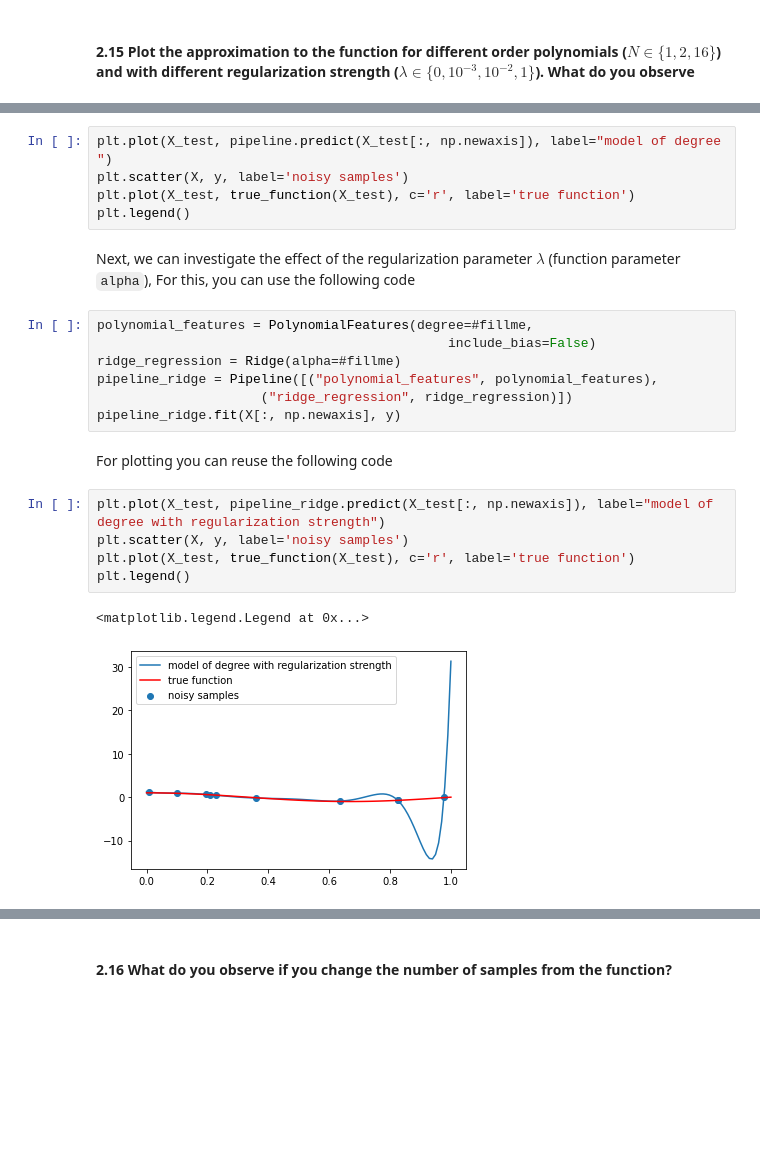
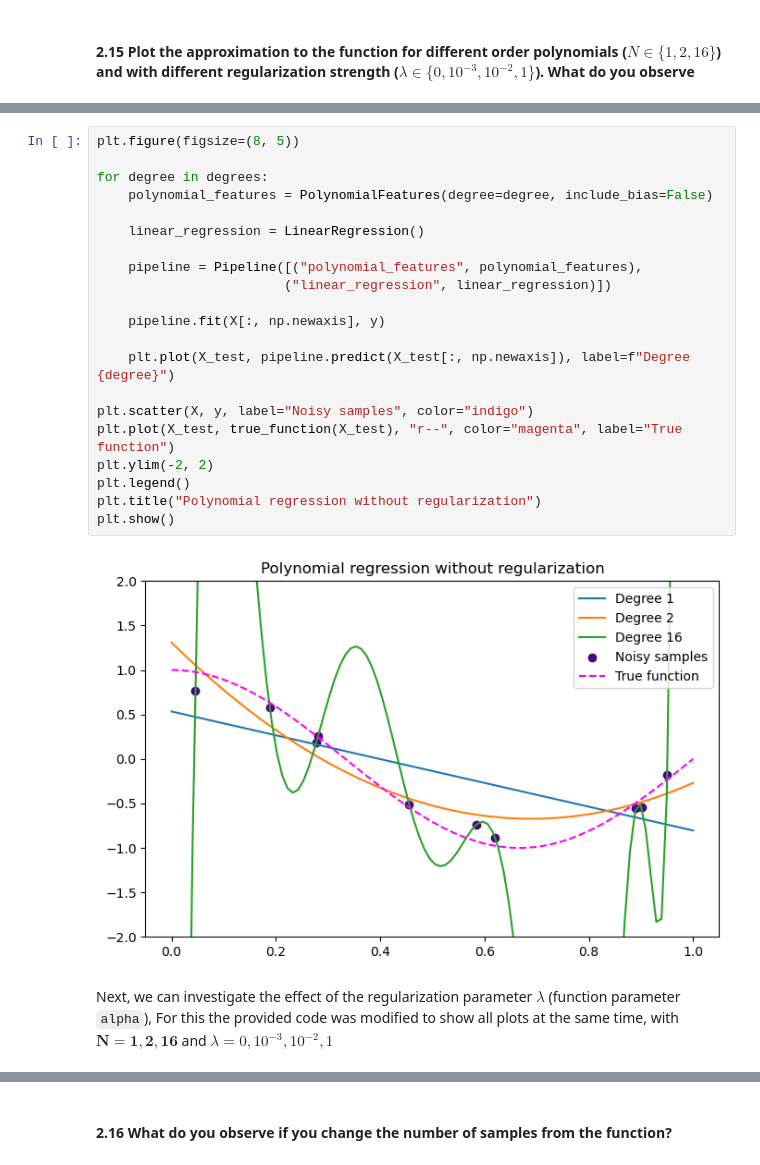
Before and after one commit to taistt/modeling-lab, a Jupyter notebook: groupL_block3_Assignment/theory_assignment.ipynb, the cells around one changed output, grey strips where cells are left out. Saved outputs shown, nothing was run; the diff lists cells and outputs as text; blank space fills up the shorter version.

```diff
--- a/groupL_block3_Assignment/theory_assignment.ipynb
+++ b/groupL_block3_Assignment/theory_assignment.ipynb
@@ -658,24 +771,25 @@ To plot the result, you can use the following code
 # %%
-plt.plot(X_test, pipeline.predict(X_test[:, np.newaxis]), label="model of degree ")
-plt.scatter(X, y, label='noisy samples')
-plt.plot(X_test, true_function(X_test), c='r', label='true function')
+plt.figure(figsize=(8, 5))
+
+for degree in degrees:
+    polynomial_features = PolynomialFeatures(degree=degree, include_bias=False)
+
+    linear_regression = LinearRegression()
+
+    pipeline = Pipeline([("polynomial_features", polynomial_features),
+                        ("linear_regression", linear_regression)])
+
+    pipeline.fit(X[:, np.newaxis], y)
+
+    plt.plot(X_test, pipeline.predict(X_test[:, np.newaxis]), label=f"Degree {degree}")
+
+plt.scatter(X, y, label="Noisy samples", color="indigo")
+plt.plot(X_test, true_function(X_test), "r--", color="magenta", label="True function")
+plt.ylim(-2, 2)
 plt.legend()
+plt.title("Polynomial regression without regularization")
+plt.show()
+# %% [output]
+[figure, added]
 # %% [markdown]
-Next, we can investigate the effect of the regularization parameter $\lambda$ (function parameter `alpha`), For this, you can use the following code
+Next, we can investigate the effect of the regularization parameter $\lambda$ (function parameter `alpha`), For this the provided code was modified to show all plots at the same time, with $\mathbf{N = 1, 2, 16}$ and $\lambda = 0, 10^{-3}, 10^{-2}, 1$
-# %%
-polynomial_features = PolynomialFeatures(degree=#fillme,
-                                             include_bias=False)
-ridge_regression = Ridge(alpha=#fillme)
-pipeline_ridge = Pipeline([("polynomial_features", polynomial_features),
-                     ("ridge_regression", ridge_regression)])
-pipeline_ridge.fit(X[:, np.newaxis], y)
-# %% [markdown]
-For plotting you can reuse the following code
-# %%
-plt.plot(X_test, pipeline_ridge.predict(X_test[:, np.newaxis]), label="model of degree with regularization strength")
-plt.scatter(X, y, label='noisy samples')
-plt.plot(X_test, true_function(X_test), c='r', label='true function')
-plt.legend()
-# %% [output]
-<matplotlib.legend.Legend at 0x...>
-[figure, removed]
```
Also changed, not shown: parts of 29 cells of this notebook.
